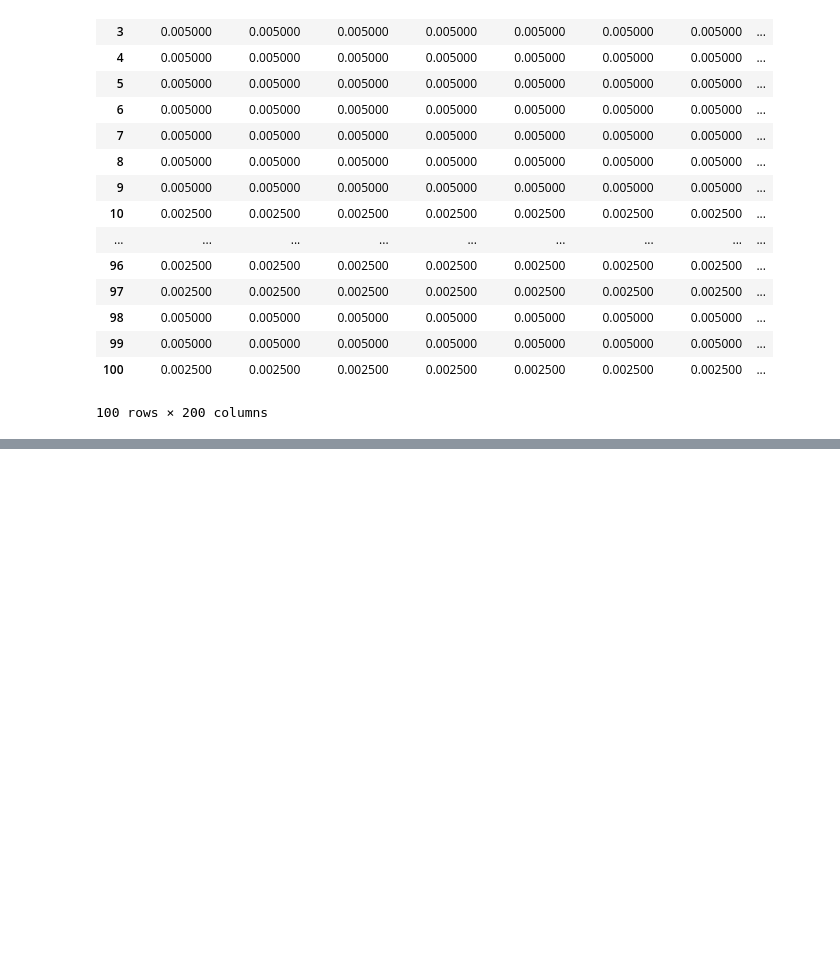
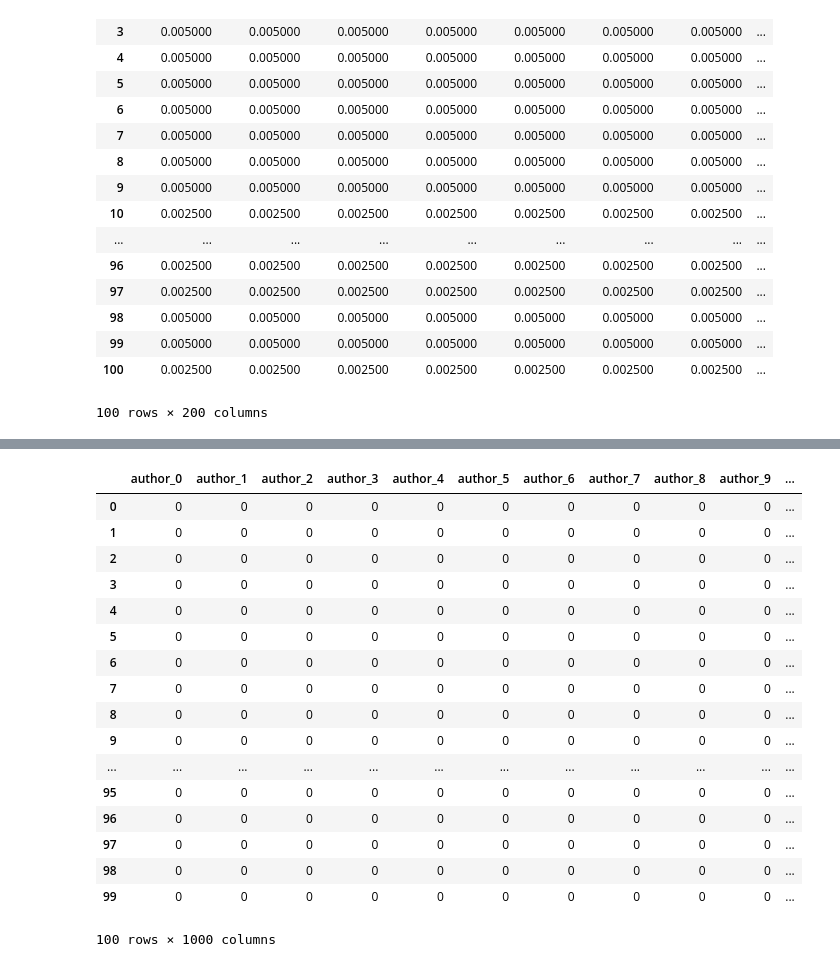
Before and after one commit to MacLunch/MacLunch, a Jupyter notebook: Untitled.ipynb, the cells around one changed output, grey strips where cells are left out. Cells and saved outputs as stored; diff of their text form; code cells hidden in the pictures; blank space fills up the shorter version.

Commit message:
FeatureHasherModel 클래스 추가

```diff
--- a/Untitled.ipynb
+++ b/Untitled.ipynb
@@ -102,0 +100,27 @@ WARNING:gensim.models.ldamodel:too few updates, training might not converge; con
+# %%
+from FeatureHasherModel import FeatureHasherModel
+
+hasher = FeatureHasherModel()
+
+hasher.fit(1000)
+
+hasher.transform(labeled_train["author_pos"], "author")
+# %% [output]
+|  | author_0 | author_1 | author_2 | author_3 | author_4 | author_5 | author_6 | author_7 | author_8 | author_9 | ... |
+| 0 | 0 | 0 | 0 | 0 | 0 | 0 | 0 | 0 | 0 | 0 | ... |
+| 1 | 0 | 0 | 0 | 0 | 0 | 0 | 0 | 0 | 0 | 0 | ... |
+| 2 | 0 | 0 | 0 | 0 | 0 | 0 | 0 | 0 | 0 | 0 | ... |
+| 3 | 0 | 0 | 0 | 0 | 0 | 0 | 0 | 0 | 0 | 0 | ... |
+| 4 | 0 | 0 | 0 | 0 | 0 | 0 | 0 | 0 | 0 | 0 | ... |
+| 5 | 0 | 0 | 0 | 0 | 0 | 0 | 0 | 0 | 0 | 0 | ... |
+| 6 | 0 | 0 | 0 | 0 | 0 | 0 | 0 | 0 | 0 | 0 | ... |
+| 7 | 0 | 0 | 0 | 0 | 0 | 0 | 0 | 0 | 0 | 0 | ... |
+| 8 | 0 | 0 | 0 | 0 | 0 | 0 | 0 | 0 | 0 | 0 | ... |
+| 9 | 0 | 0 | 0 | 0 | 0 | 0 | 0 | 0 | 0 | 0 | ... |
+| ... | ... | ... | ... | ... | ... | ... | ... | ... | ... | ... | ... |
+| 95 | 0 | 0 | 0 | 0 | 0 | 0 | 0 | 0 | 0 | 0 | ... |
+| 96 | 0 | 0 | 0 | 0 | 0 | 0 | 0 | 0 | 0 | 0 | ... |
+| 97 | 0 | 0 | 0 | 0 | 0 | 0 | 0 | 0 | 0 | 0 | ... |
+| 98 | 0 | 0 | 0 | 0 | 0 | 0 | 0 | 0 | 0 | 0 | ... |
+| 99 | 0 | 0 | 0 | 0 | 0 | 0 | 0 | 0 | 0 | 0 | ... |
+100 rows × 1000 columns
```
Also changed, not shown: parts of 2 cells of this notebook, 2 other files.
